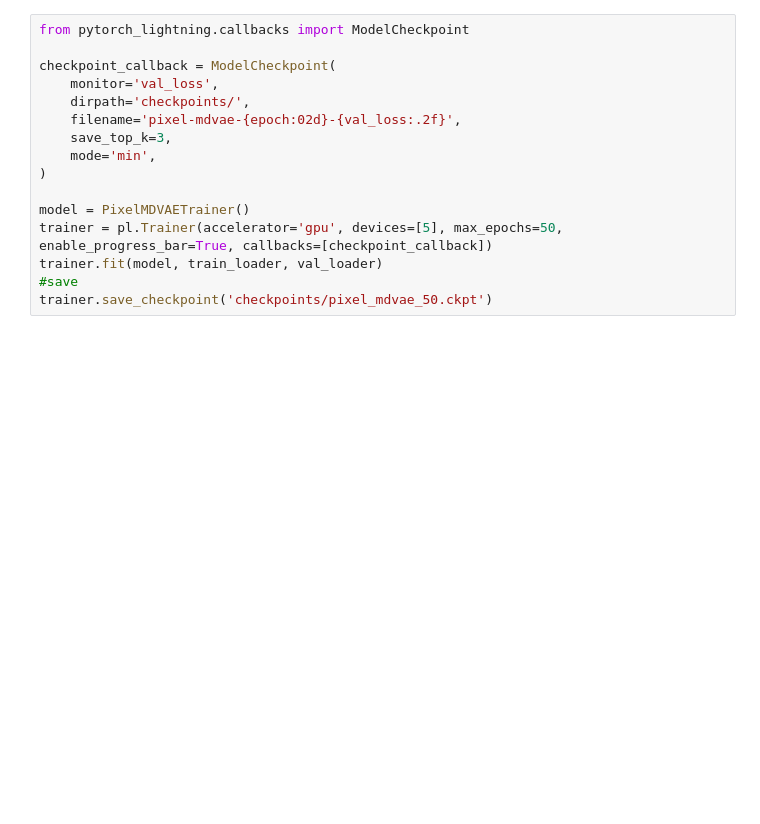
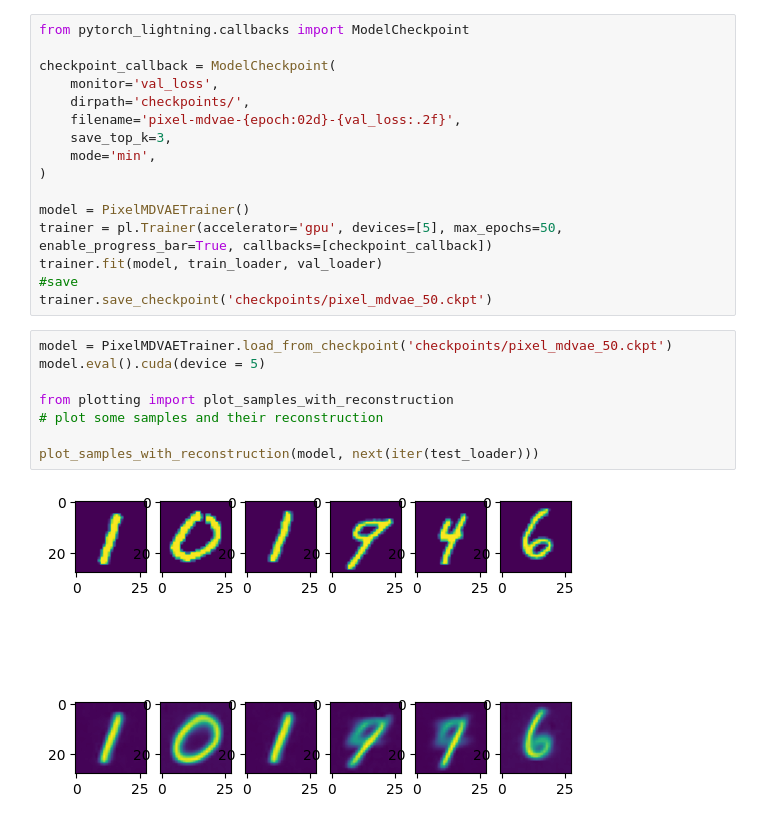
Before and after one commit to EdvardsZ/MastersThesis, a Jupyter notebook: src/pixel_mdvae_trainer.ipynb, the cells around one changed output. Saved outputs shown, nothing was run; the diff lists cells and outputs as text; blank space fills up the shorter version.

Commit message:
plotting the reconstruction

```diff
--- a/src/pixel_mdvae_trainer.ipynb
+++ b/src/pixel_mdvae_trainer.ipynb
@@ -53,3 +53,13 @@ trainer = pl.Trainer(accelerator='gpu', devices=[5], max_epochs=50, enable_progr
 trainer.fit(model, train_loader, val_loader)
 #save
 trainer.save_checkpoint('checkpoints/pixel_mdvae_50.ckpt')
+# %%
+model = PixelMDVAETrainer.load_from_checkpoint('checkpoints/pixel_mdvae_50.ckpt')
+model.eval().cuda(device = 5)
+
+from plotting import plot_samples_with_reconstruction
+# plot some samples and their reconstruction
+
+plot_samples_with_reconstruction(model, next(iter(test_loader)))
+# %% [output]
+[figure, added]
```
Also changed, not shown: 1 other file.
